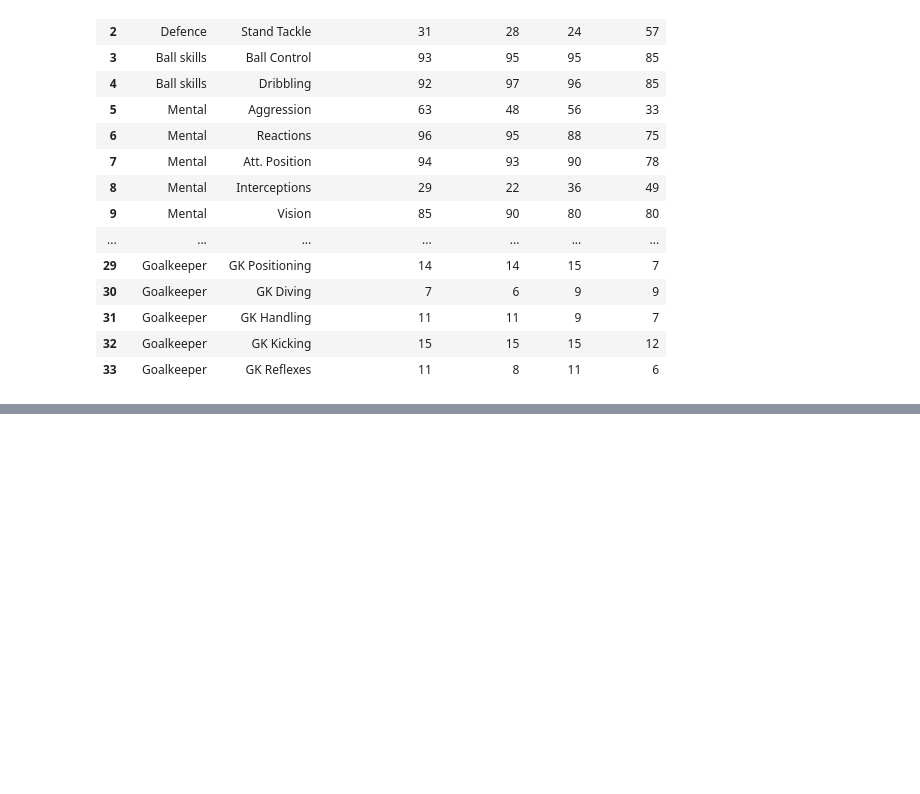
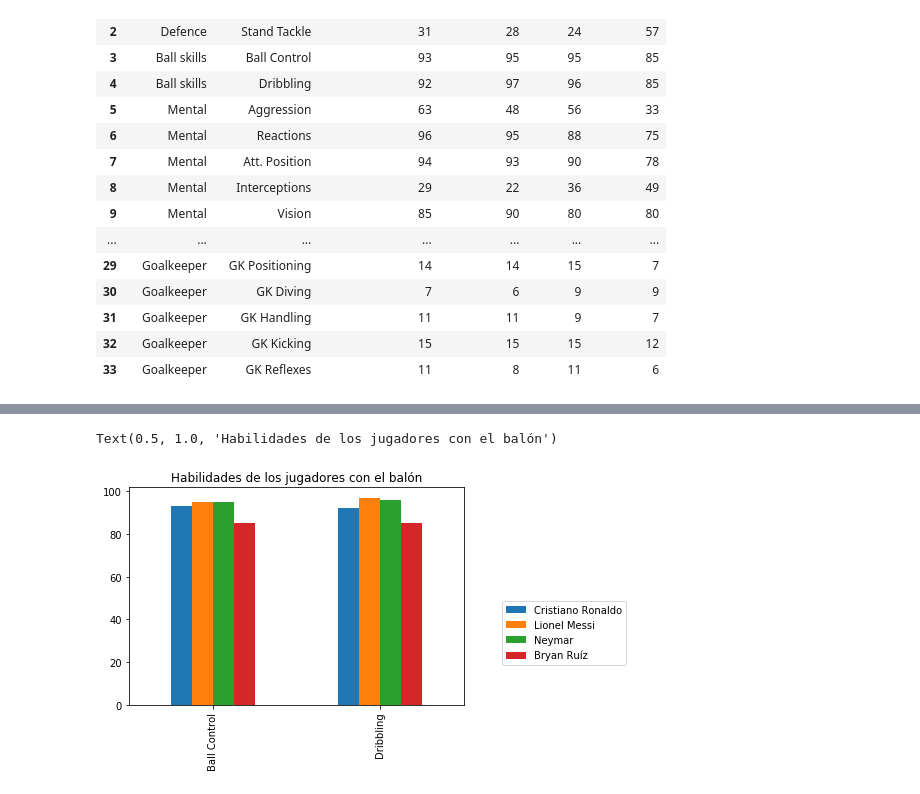
Before and after one commit to Boris94cr/Reconocimiento-de-Patrones, a Jupyter notebook: Inv-Corta-1/Inv-Corta-1.ipynb, the cells around one changed output, grey strips where cells are left out. Drawn from its saved outputs; the diff is of its cells as text; code cells hidden in the pictures; blank space fills up the shorter version.

```diff
--- a/Inv-Corta-1/Inv-Corta-1.ipynb
+++ b/Inv-Corta-1/Inv-Corta-1.ipynb
@@ -381,0 +400,9 @@ En esta parte se va a proceder a realizar el análisis exploratorio del set de d
+# %%
+new_table[new_table['Primary Skill'] == 'Ball skills'].plot(kind='bar')
+#fig2 = new_summary.drop(['Defence', 'Goalkeeper']).plot(kind='bar')
+plt.legend(bbox_to_anchor=(1.5,0.5))
+plt.xticks(numpy.arange(2), ("Ball Control", "Dribbling"))
+plt.title('Habilidades de los jugadores con el balón')
+# %% [output]
+Text(0.5, 1.0, 'Habilidades de los jugadores con el balón')
+[figure, added]
```
Also changed, not shown: parts of 10 cells of this notebook.
